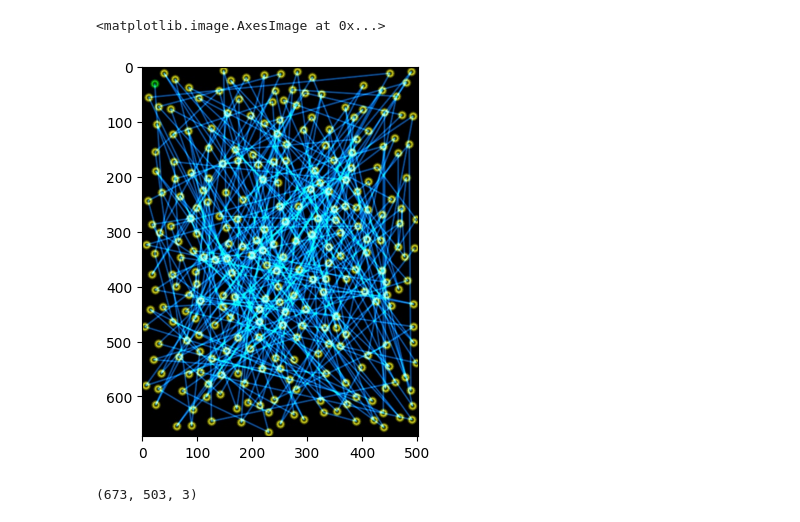
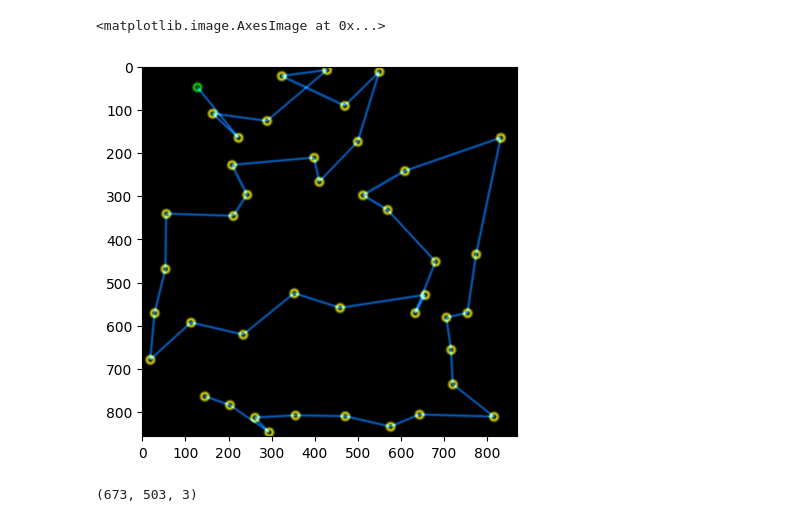
Before and after one commit to maximedrouhin/AI-Lab_Traveling-Salesman-Problem, a Jupyter notebook: image_gen_for_presentation.ipynb, the cells around one changed output. Drawn from its saved outputs; the diff is of its cells as text; code cells hidden in the pictures.

```diff
--- a/image_gen_for_presentation.ipynb
+++ b/image_gen_for_presentation.ipynb
@@ -4,12 +4,12 @@ import numpy as np
 import matplotlib.pyplot as plt
 import matplotlib.image as mpimg
 # %%
-image = mpimg.imread('tsp-cv/0.jpg')
+image = mpimg.imread('tsp-cv/32.jpg')
 
 plt.imshow(image)
 # %% [output]
 <matplotlib.image.AxesImage at 0x...>
-[figure, old version]
+[figure, new version]
 # %%
 image = mpimg.imread('tsp-cv/0.jpg')
 
```
Also changed, not shown: 2 other files.
